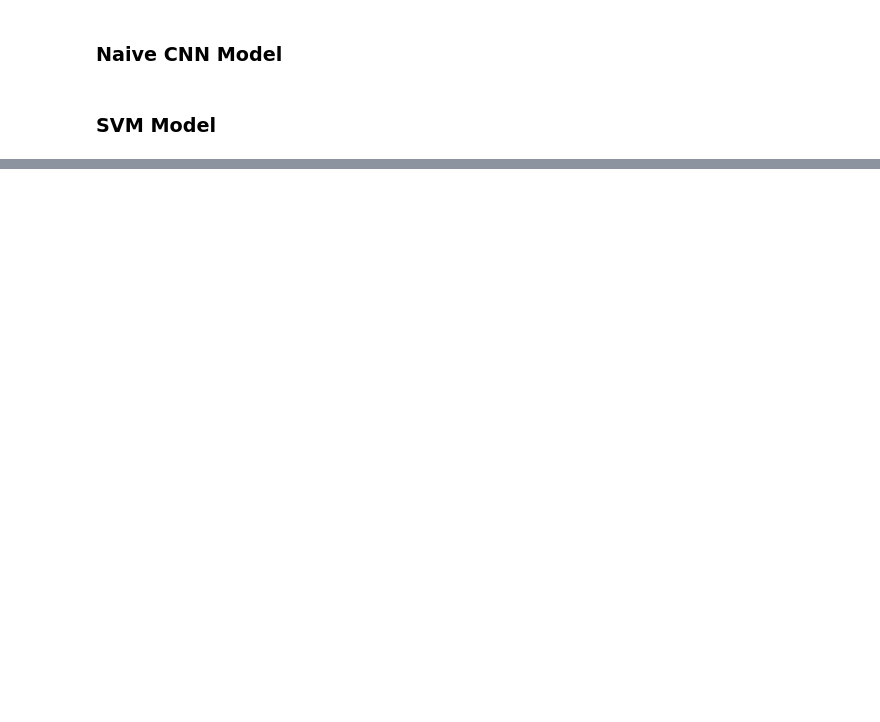
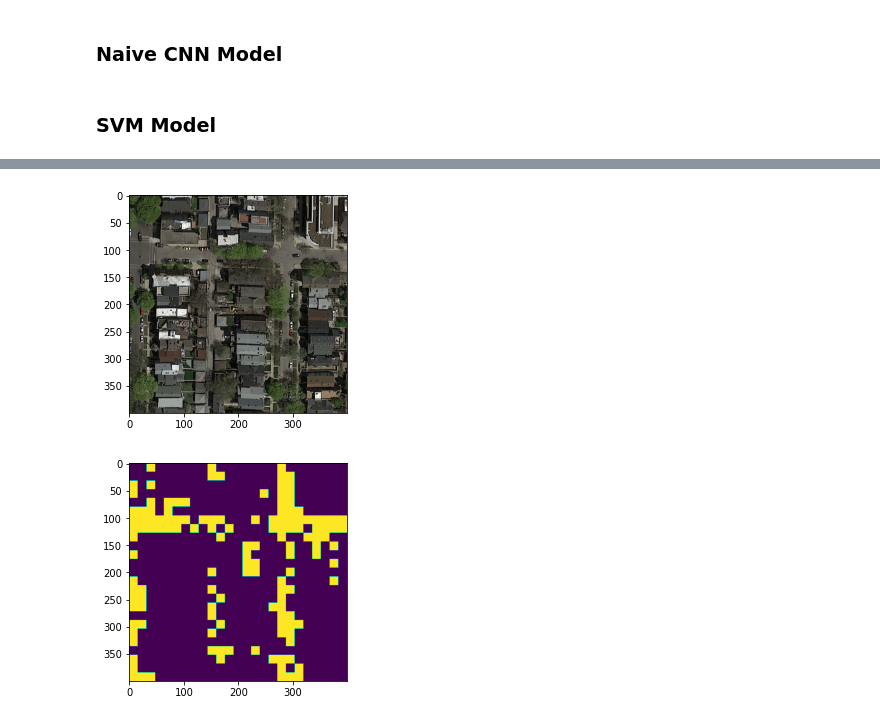
Before and after one commit to alessiapacca/CILroadseg, a Jupyter notebook: main.ipynb, the cells around one changed output, grey strips where cells are left out. Drawn from its saved outputs; the diff is of its cells as text; code cells hidden in the pictures; blank space fills up the shorter version.

Commit message:
Add visualize functions

```diff
--- a/main.ipynb
+++ b/main.ipynb
@@ -109,3 +66,15 @@ from naive_cnn_model import NaiveCnnModel
 model = NaiveCnnModel()
 
 cross_validate(model, 4, X, Y)
+# %%
+import util.visualize
+import importlib
+importlib.reload(util.visualize)
+
+from util.visualize import *
+
+from naive_cnn_model import NaiveCnnModel
+cnn_model = NaiveCnnModel()
+
+cnn_model.initialize()
+cnn_model.train(Y, X)
@@ -127,0 +98,6 @@ print(cc[:, 0:6, 0:6])
+# %%
+from naive_cnn_model import NaiveCnnModel
+cnn_model = NaiveCnnModel()
+
+cnn_model.initialize()
+cnn_model.train(Y, X)
@@ -127,0 +126,7 @@ print(cc[:, 0:6, 0:6])
+# %%
+Y_pred = cnn_model.classify(X[0:10])
+
+view_image_mask(X[4], Y_pred[4])
+# %% [output]
+[figure, added]
+[figure, added]
```
Also changed, not shown: parts of 6 cells of this notebook, 2 other files.
